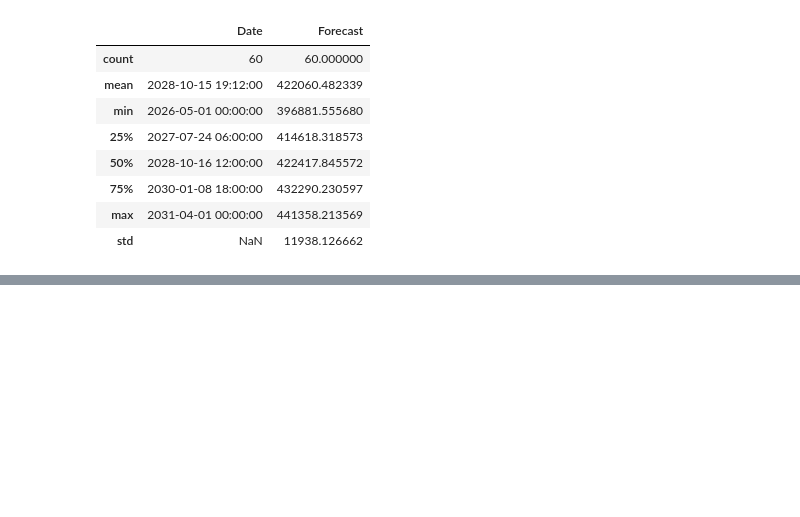
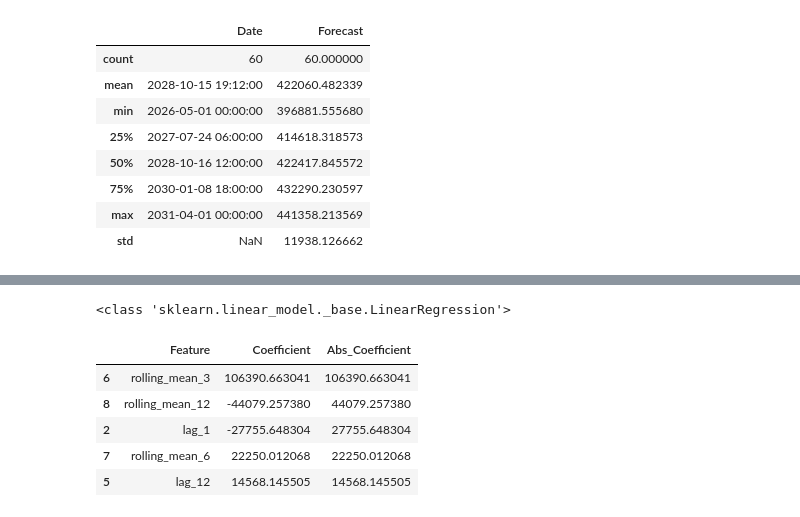
Before and after one commit to khushisingh1935-pixel/Crude-oil-availability, a Jupyter notebook: oil-forecasting.ipynb, the cells around one changed output, grey strips where cells are left out. Saved outputs shown, nothing was run; the diff lists cells and outputs as text; code cells hidden in the pictures; blank space fills up the shorter version.

```diff
--- a/oil-forecasting.ipynb
+++ b/oil-forecasting.ipynb
@@ -1421,0 +1504,13 @@ forecast_df.describe()
+# %%
+print(type(model))
+# %% [output]
+<class 'sklearn.linear_model._base.LinearRegression'>
+# %%
+coef_df.head()
+# %% [output]
+|  | Feature | Coefficient | Abs_Coefficient |
+| 6 | rolling_mean_3 | 106390.663041 | 106390.663041 |
+| 8 | rolling_mean_12 | -44079.257380 | 44079.257380 |
+| 2 | lag_1 | -27755.648304 | 27755.648304 |
+| 7 | rolling_mean_6 | 22250.012068 | 22250.012068 |
+| 5 | lag_12 | 14568.145505 | 14568.145505 |
```
Also changed, not shown: parts of 28 cells of this notebook, 7 other files.
